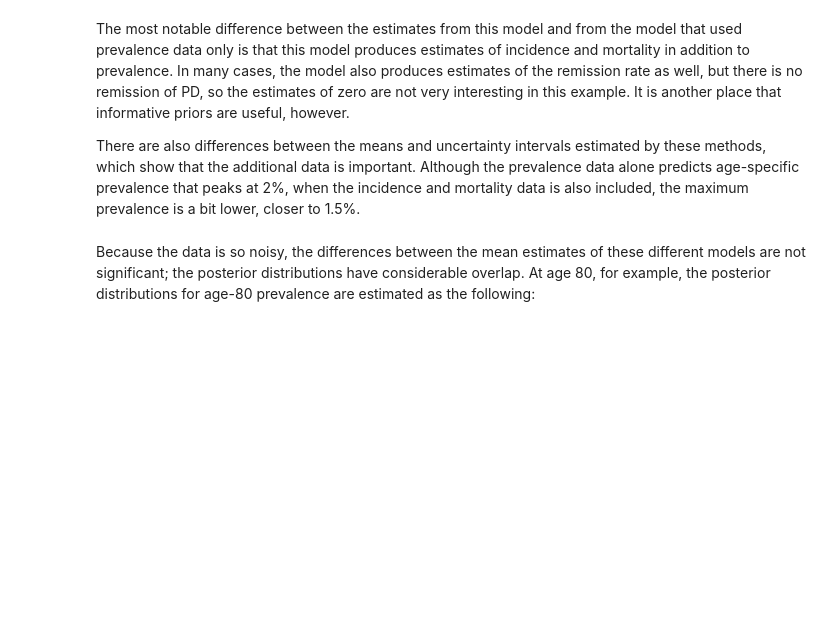
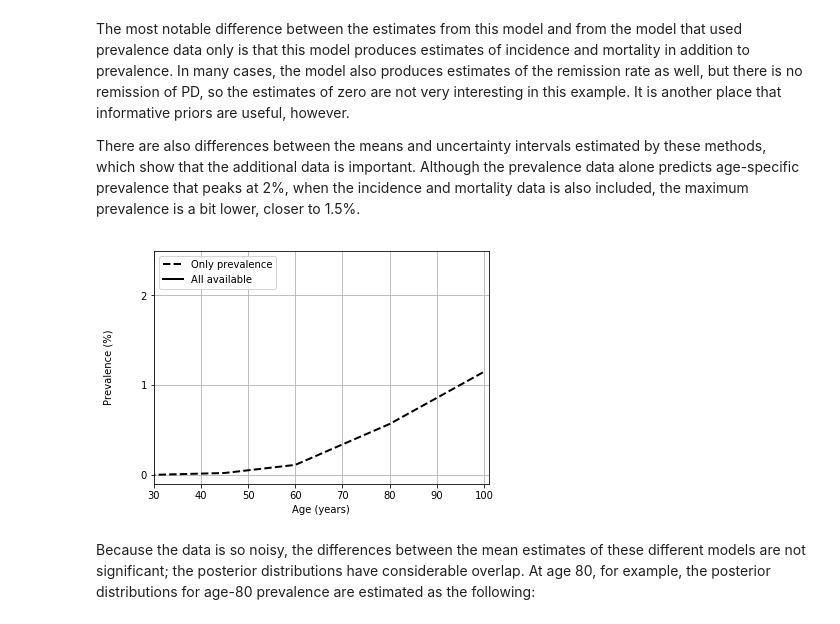
Before and after one commit to ihmeuw/dismod_mr, a Jupyter notebook: examples/pd_sim_data.ipynb, the cells around one changed output. Cells and saved outputs as stored; diff of their text form; code cells hidden in the pictures; blank space fills up the shorter version.

```diff
--- a/examples/pd_sim_data.ipynb
+++ b/examples/pd_sim_data.ipynb
@@ -439,25 +470,27 @@ maximum prevalence is a bit lower, closer to 1.5%.
 # %%
 p1 = dismod_mr.model.predict_for(p_only, model.parameters['p'],
                                     'all', 'total', 'all',
-                                    'europe_western', 'female', 2005, 1.,
+                                    'GBR', 'female', 2005, 1.,
                                     p_only.vars['p'], 0., 1.)
 
 p2 = dismod_mr.model.predict_for(p_with, model.parameters['p'],
                                     'all', 'total', 'all',
-                                    'europe_western', 'female', 2005, 1.,
+                                    'GBR', 'female', 2005, 1.,
                                     p_with.vars['p'], 0., 1.)
 # %%
-plot(p1.mean(axis=0), 'k--', linewidth=2, label='Only prevalence')
-plot(p2.mean(axis=0), 'k-', linewidth=2, label='All available')
+plt.plot(p1.mean(axis=0), 'k--', linewidth=2, label='Only prevalence')
+plt.plot(p2.mean(axis=0), 'k-', linewidth=2, label='All available')
 
-xlabel('Age (years)')
-ylabel('Prevalence (%)\n\n', ha='center')
-yticks([0, .01, .02], [0, 1, 2])
-axis([30,101,-0.001,.025])
-legend(loc='upper left')
-grid()
+plt.xlabel('Age (years)')
+plt.ylabel('Prevalence (%)\n\n', ha='center')
+plt.yticks([0, .01, .02], [0, 1, 2])
+plt.axis([30,101,-0.001,.025])
+plt.legend(loc='upper left')
+plt.grid()
 
-subplots_adjust(top=.97, bottom=.16)
+plt.subplots_adjust(top=.97, bottom=.16)
+# %% [output]
+[figure, added]
 # %% [markdown]
 Because the data is so noisy, the differences between the mean estimates of these different models are not significant; the posterior distributions
 have considerable overlap.  At age 80, for example, the posterior distributions for age-80 prevalence are estimated as the following:
```
Also changed, not shown: parts of 8 cells of this notebook, 4 other files.
